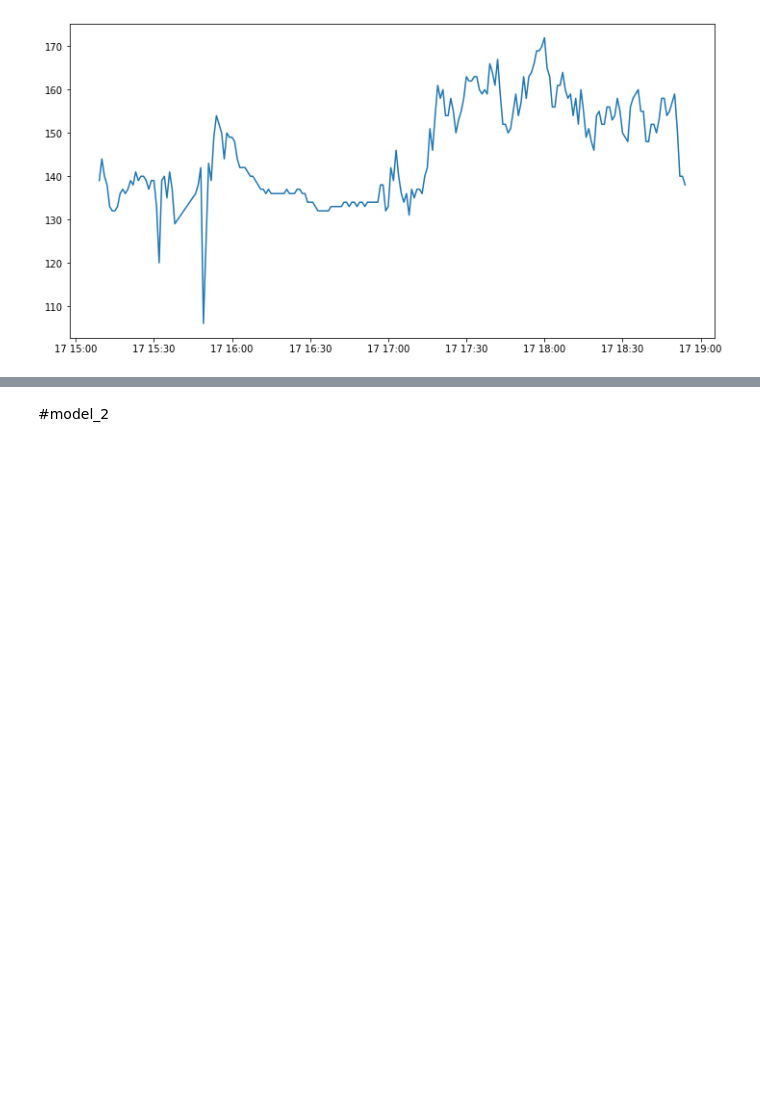
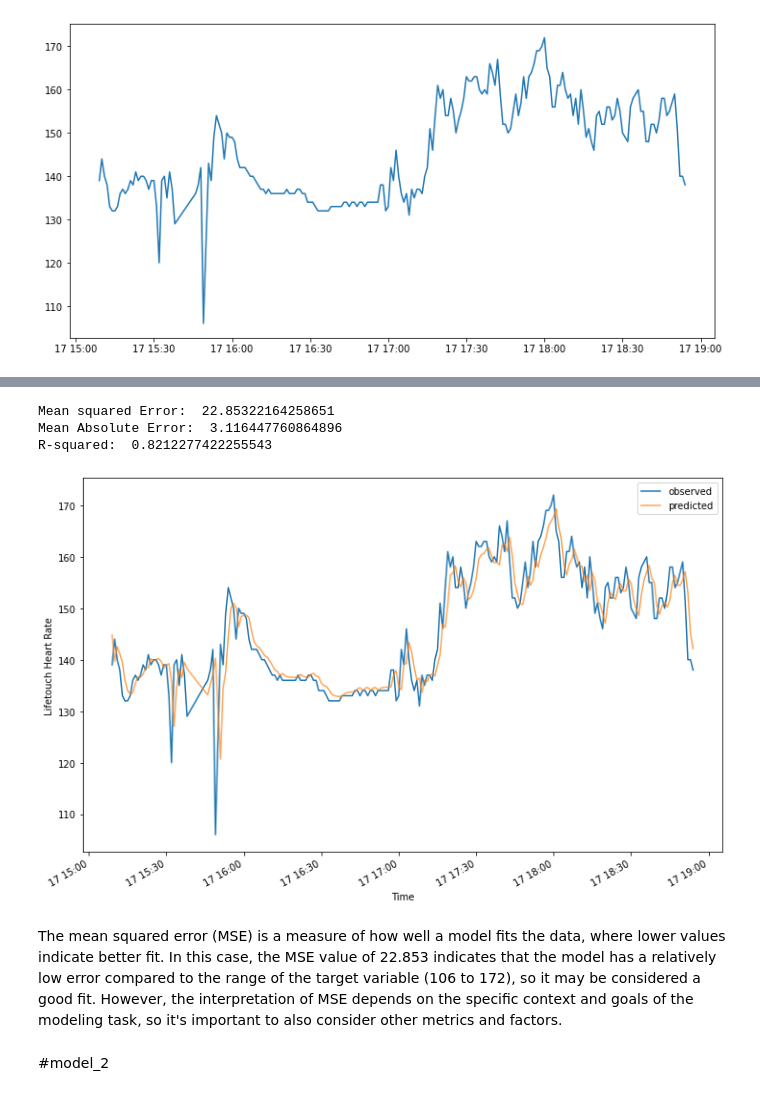
Before and after one commit to yamini542/AppliedAI_Assignments, a Jupyter notebook: AppliedAi_ass1.ipynb, the cells around one changed output, grey strips where cells are left out. Drawn from its saved outputs; the diff is of its cells as text; code cells hidden in the pictures; blank space fills up the shorter version.

```diff
--- a/AppliedAi_ass1.ipynb
+++ b/AppliedAi_ass1.ipynb
@@ -334,3 +413,34 @@ plt.show()
+# %%
+preds_a= model1.predict(start=pd.to_datetime('2015-08-17 15:09:00'), dynamic=False)
+#order 1,0,1
+Arima_a_mse = mean_squared_error(train_data, preds_a)
+print("Mean squared Error: ", Arima_a_mse)
+
+#print(f'Mean Squared Error: {(mean_squared_error(train_data, preds_a), 2)}')
+Arima_a_mae = mean_absolute_error(train_data, preds_a)
+print("Mean Absolute Error: ", Arima_a_mae)
+
+# calculate the R-squared score
+Arima_a_r2 = r2_score(train_data, preds_a)
+print("R-squared: ", Arima_a_r2)
+# %% [output]
+Mean squared Error:  22.85322164258651
+Mean Absolute Error:  3.116447760864896
+R-squared:  0.8212277422255543
+# %%
+# plot observations and predictions
+ax = df1['2015-08-17 15:09:00':]['Lifetouch Heart Rate'].plot(label='observed', figsize=(12, 8))
+preds_a.plot(ax=ax, label='predicted', alpha=.7)
+
+ax.set_xlabel('Time')
+ax.set_ylabel('Lifetouch Heart Rate')
+plt.legend()
+
+plt.show()
+# %% [output]
+[figure, added]
+# %% [markdown]
+The mean squared error (MSE) is a measure of how well a model fits the data, where lower values indicate better fit. In this case, the MSE value of 22.853 indicates that the model has a relatively low error compared to the range of the target variable (106 to 172), so it may be considered a good fit. However, the interpretation of MSE depends on the specific context and goals of the modeling task, so it's important to also consider other metrics and factors.
 # %% [markdown]
 #model_2
 # %%
```
Also changed, not shown: parts of 48 cells of this notebook.
